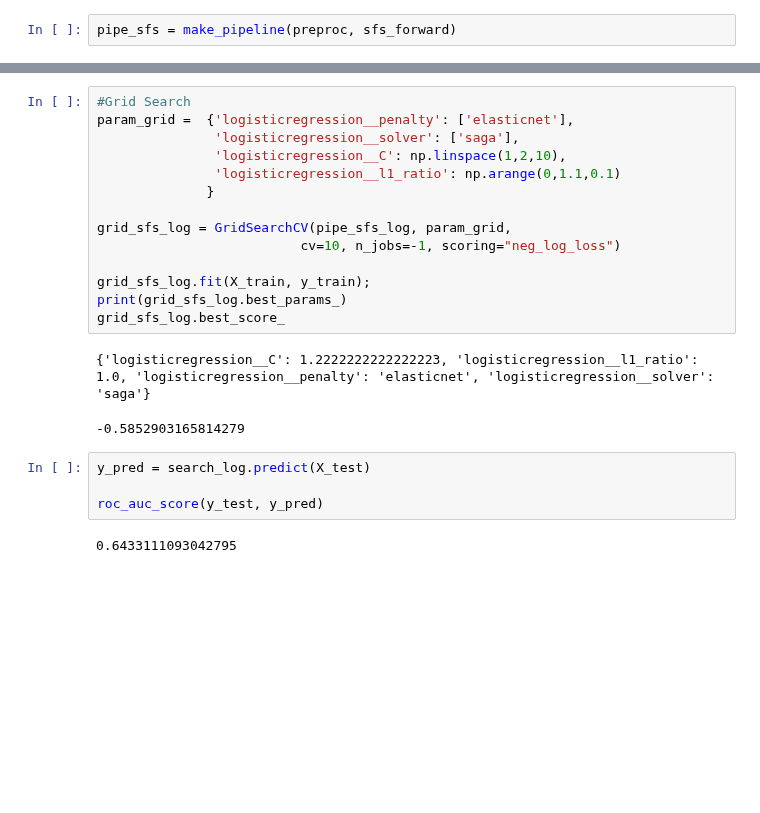
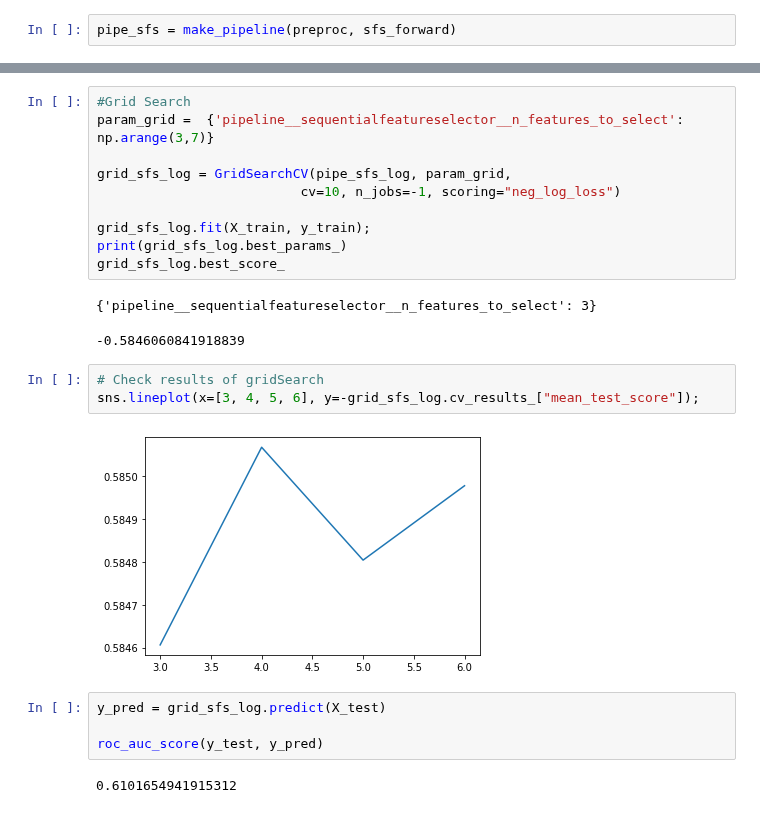
Before and after one commit to Heity94/Compas-recidivism-analysis, a Jupyter notebook: notebooks/Philipp/Data_preprocessing_Philipp.ipynb, the cells around one changed output, grey strips where cells are left out. Saved outputs shown, nothing was run; the diff lists cells and outputs as text; blank space fills up the shorter version.

```diff
--- a/notebooks/Philipp/Data_preprocessing_Philipp.ipynb
+++ b/notebooks/Philipp/Data_preprocessing_Philipp.ipynb
@@ -515,10 +554,6 @@ pipe_sfs_log = make_pipeline(pipe_sfs, model)
 # %%
 #Grid Search
-param_grid =  {'logisticregression__penalty': ['elasticnet'],
-               'logisticregression__solver': ['saga'],
-               'logisticregression__C': np.linspace(1,2,10),
-               'logisticregression__l1_ratio': np.arange(0,1.1,0.1)
-              }
+param_grid =  {'pipeline__sequentialfeatureselector__n_features_to_select': np.arange(3,7)}
 
 grid_sfs_log = GridSearchCV(pipe_sfs_log, param_grid,
                           cv=10, n_jobs=-1, scoring="neg_log_loss")
@@ -527,14 +562,19 @@ grid_sfs_log.fit(X_train, y_train);
 print(grid_sfs_log.best_params_)
 grid_sfs_log.best_score_
 # %% [output]
-{'logisticregression__C': 1.2222222222222223, 'logisticregression__l1_ratio': 1.0, 'logisticregression__penalty': 'elasticnet', 'logisticregression__solver': 'saga'}
+{'pipeline__sequentialfeatureselector__n_features_to_select': 3}
--0.5852903165814279
+-0.5846060841918839
+# %%
+# Check results of gridSearch
+sns.lineplot(x=[3, 4, 5, 6], y=-grid_sfs_log.cv_results_["mean_test_score"]);
+# %% [output]
+[figure, added]
 # %%
-y_pred = search_log.predict(X_test)
+y_pred = grid_sfs_log.predict(X_test)
 
 roc_auc_score(y_test, y_pred)
 # %% [output]
-0.6433111093042795
+0.6101654941915312
 # %%
 confusion_matrix(y_test, y_pred)
 # %% [output]
```
Also changed, not shown: parts of 46 cells of this notebook.
